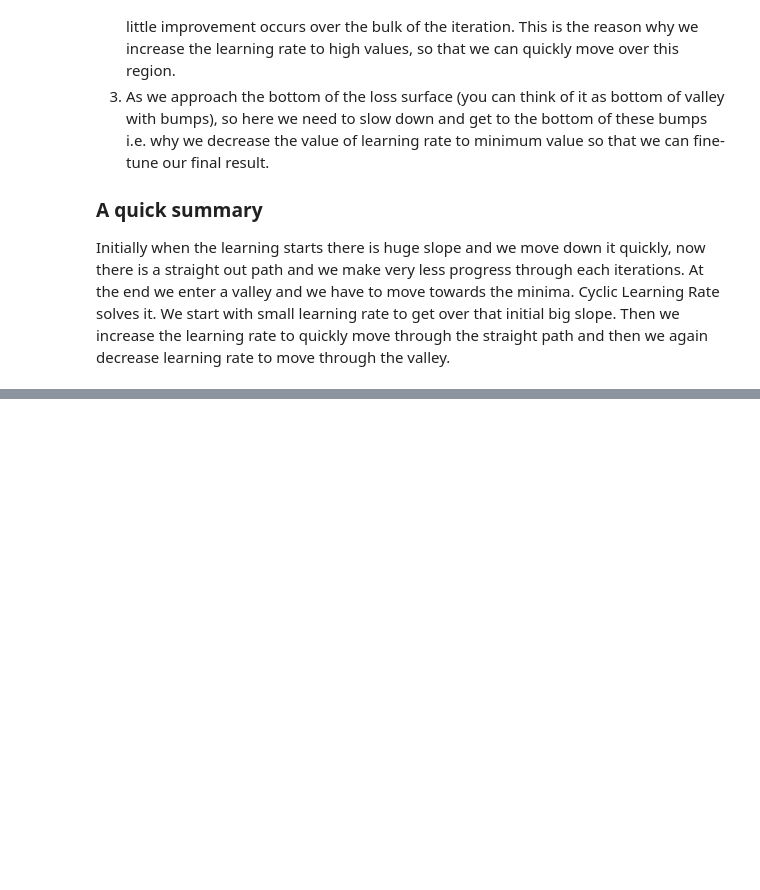
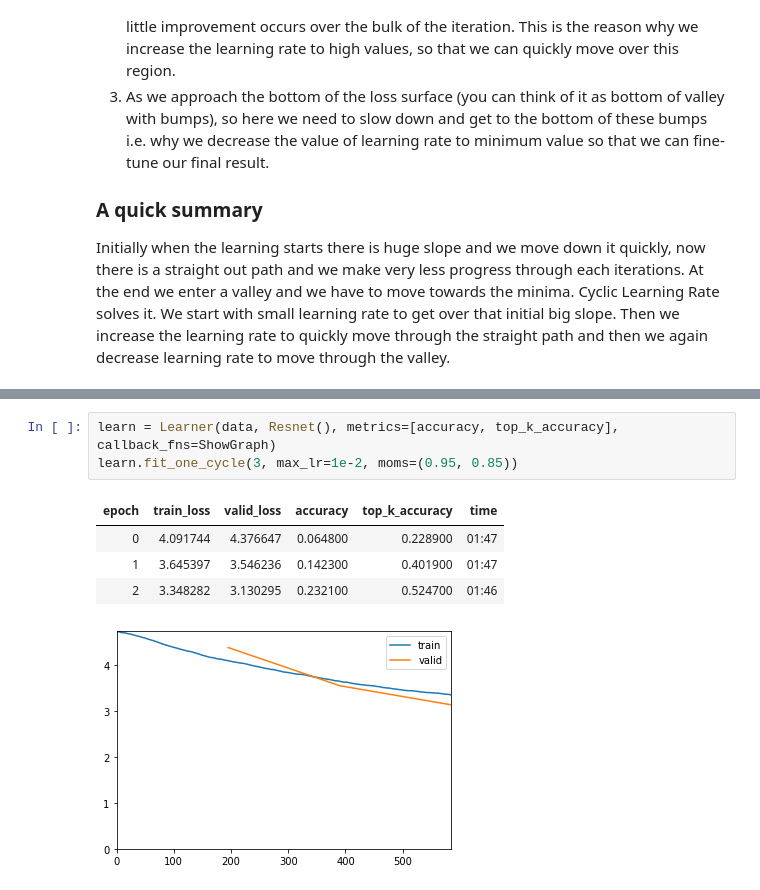
Before and after one commit to KushajveerSingh/Deep-Learning-Notebooks, a Jupyter notebook: Leslie N. Smith paper notebooks (fastai)/main.ipynb, the cells around one changed output, grey strips where cells are left out. Drawn from its saved outputs; the diff is of its cells as text; blank space fills up the shorter version.

```diff
--- a/Leslie N. Smith paper notebooks (fastai)/main.ipynb
+++ b/Leslie N. Smith paper notebooks (fastai)/main.ipynb
@@ -480,0 +524,9 @@ Initially when the learning starts there is huge slope and we move down it quick
+# %%
+learn = Learner(data, Resnet(), metrics=[accuracy, top_k_accuracy], callback_fns=ShowGraph)
+learn.fit_one_cycle(3, max_lr=1e-2, moms=(0.95, 0.85))
+# %% [output]
+| epoch | train_loss | valid_loss | accuracy | top_k_accuracy | time |
+| 0 | 4.091744 | 4.376647 | 0.064800 | 0.228900 | 01:47 |
+| 1 | 3.645397 | 3.546236 | 0.142300 | 0.401900 | 01:47 |
+| 2 | 3.348282 | 3.130295 | 0.232100 | 0.524700 | 01:46 |
+[figure, added]
```
Also changed, not shown: parts of 22 cells of this notebook.
